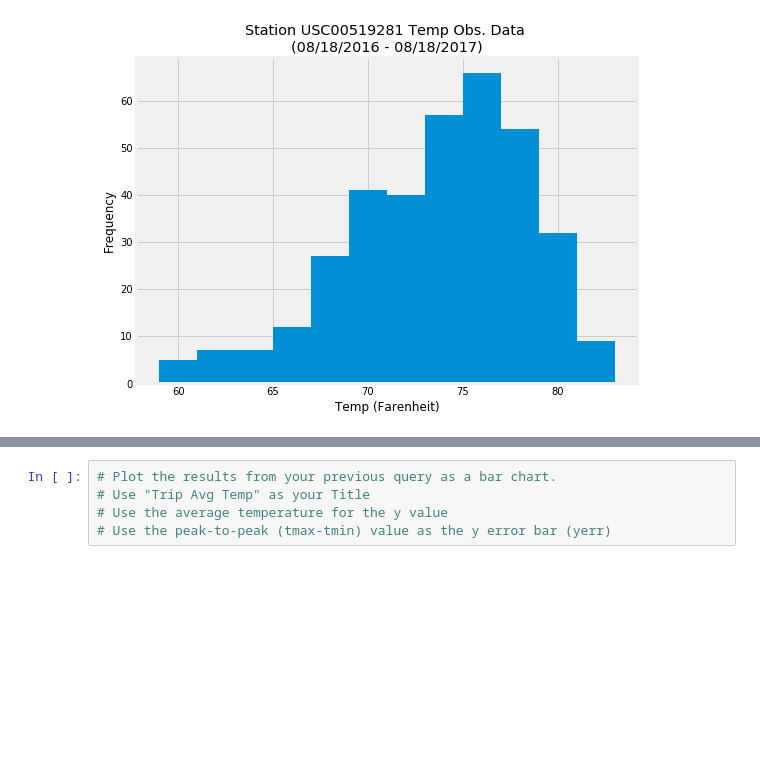
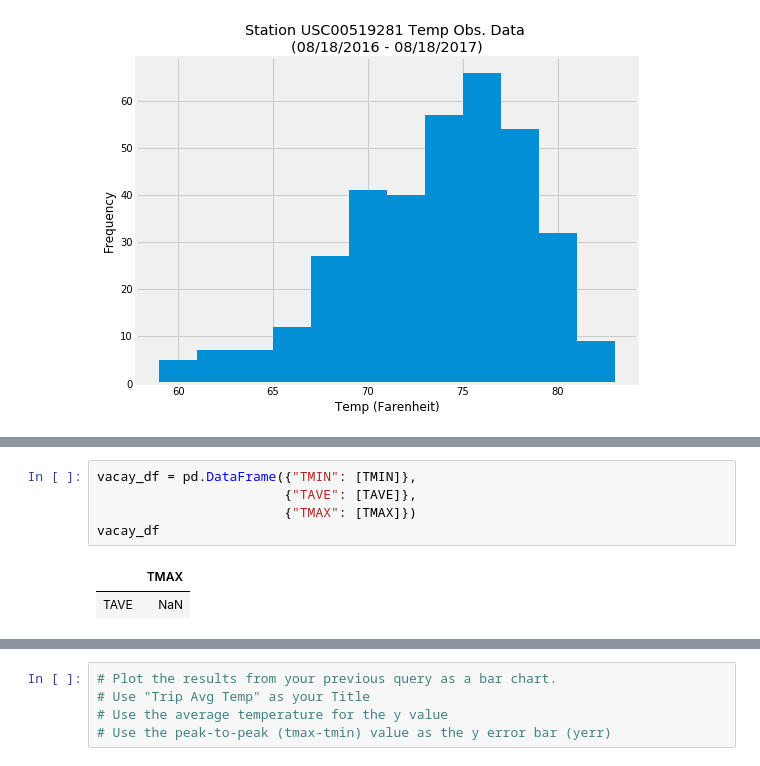
Before and after one commit to VallieTracy/sqlalchemy-challenge, a Jupyter notebook: main.ipynb, the cells around one changed output, grey strips where cells are left out. Drawn from its saved outputs; the diff is of its cells as text; blank space fills up the shorter version.

```diff
--- a/main.ipynb
+++ b/main.ipynb
@@ -306,3 +335,11 @@ plt.show()
+# %%
+vacay_df = pd.DataFrame({"TMIN": [TMIN]},
+                        {"TAVE": [TAVE]},
+                        {"TMAX": [TMAX]})
+vacay_df
+# %% [output]
+|  | TMAX |
+| TAVE | NaN |
 # %%
 # This function called `calc_temps` will accept start date and end date in the format '%Y-%m-%d'
 # and return the minimum, average, and maximum temperatures for that range of dates
```
Also changed, not shown: parts of 16 cells of this notebook.
